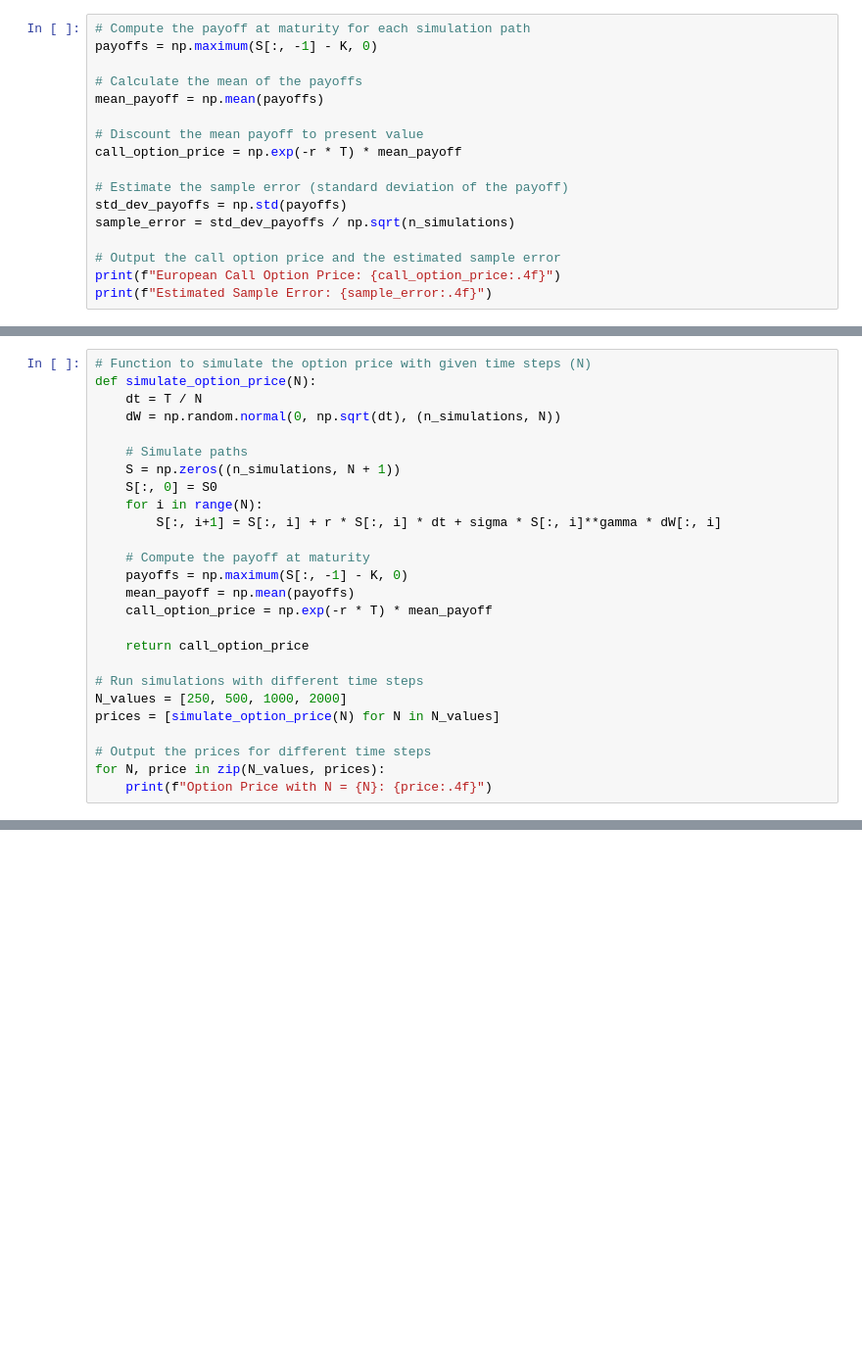
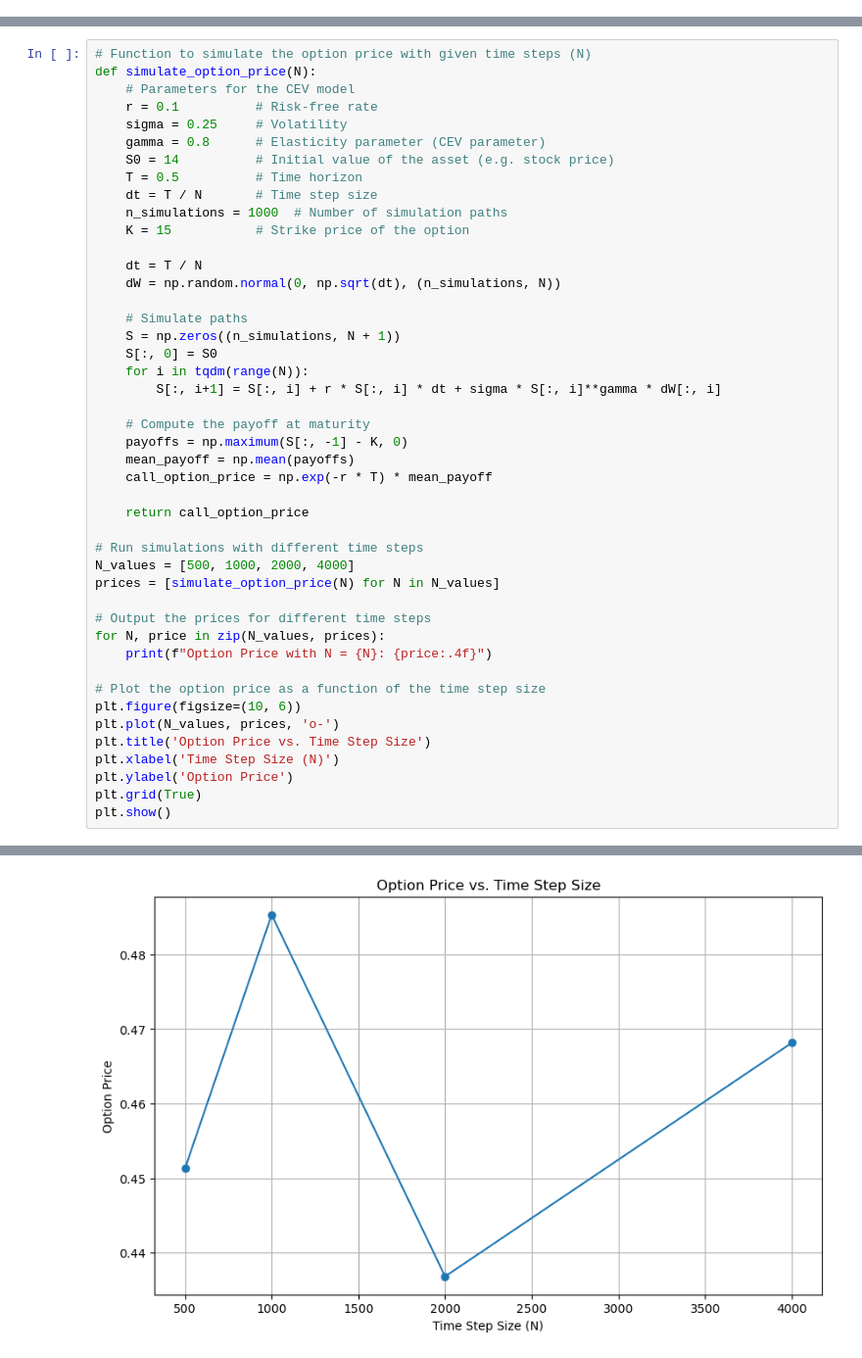
Before and after one commit to pontusbjorklid/Computational-Finance-Projects, a Jupyter notebook: MCpricing.ipynb, the cells around one changed output, grey strips where cells are left out. Shown at 98% size. Cells and saved outputs as stored; diff of their text form; blank space fills up the shorter version.

```diff
--- a/MCpricing.ipynb
+++ b/MCpricing.ipynb
@@ -58,20 +67,3 @@ plt.show()
 European Call Option Price: 0.4624
 European Put Option Price: 0.7469
 [figure]
-# %%
-# Compute the payoff at maturity for each simulation path
-payoffs = np.maximum(S[:, -1] - K, 0)
-
-# Calculate the mean of the payoffs
-mean_payoff = np.mean(payoffs)
-
-# Discount the mean payoff to present value
-call_option_price = np.exp(-r * T) * mean_payoff
-
-# Estimate the sample error (standard deviation of the payoff)
-std_dev_payoffs = np.std(payoffs)
-sample_error = std_dev_payoffs / np.sqrt(n_simulations)
-
-# Output the call option price and the estimated sample error
-print(f"European Call Option Price: {call_option_price:.4f}")
-print(f"Estimated Sample Error: {sample_error:.4f}")
@@ -78,13 +123,23 @@ print(f"Estimated Sample Error: {sample_error:.4f}")
 # %%
 # Function to simulate the option price with given time steps (N)
 def simulate_option_price(N):
+    # Parameters for the CEV model
+    r = 0.1          # Risk-free rate
+    sigma = 0.25     # Volatility
+    gamma = 0.8      # Elasticity parameter (CEV parameter)
+    S0 = 14          # Initial value of the asset (e.g. stock price)
+    T = 0.5          # Time horizon
+    dt = T / N       # Time step size
+    n_simulations = 1000  # Number of simulation paths
+    K = 15           # Strike price of the option
+
     dt = T / N
     dW = np.random.normal(0, np.sqrt(dt), (n_simulations, N))
 
     # Simulate paths
     S = np.zeros((n_simulations, N + 1))
     S[:, 0] = S0
-    for i in range(N):
+    for i in tqdm(range(N)):
         S[:, i+1] = S[:, i] + r * S[:, i] * dt + sigma * S[:, i]**gamma * dW[:, i]
 
     # Compute the payoff at maturity
@@ -95,9 +150,19 @@ def simulate_option_price(N):
     return call_option_price
 
 # Run simulations with different time steps
-N_values = [250, 500, 1000, 2000]
+N_values = [500, 1000, 2000, 4000]
 prices = [simulate_option_price(N) for N in N_values]
 
 # Output the prices for different time steps
 for N, price in zip(N_values, prices):
     print(f"Option Price with N = {N}: {price:.4f}")
+
+# Plot the option price as a function of the time step size
+plt.figure(figsize=(10, 6))
+plt.plot(N_values, prices, 'o-')
+plt.title('Option Price vs. Time Step Size')
+plt.xlabel('Time Step Size (N)')
+plt.ylabel('Option Price')
+plt.grid(True)
+plt.show()
+# %% [output]
@@ -103,0 +173 @@ for N, price in zip(N_values, prices):
+[figure, added]
```
Also changed, not shown: parts of 5 cells of this notebook.
